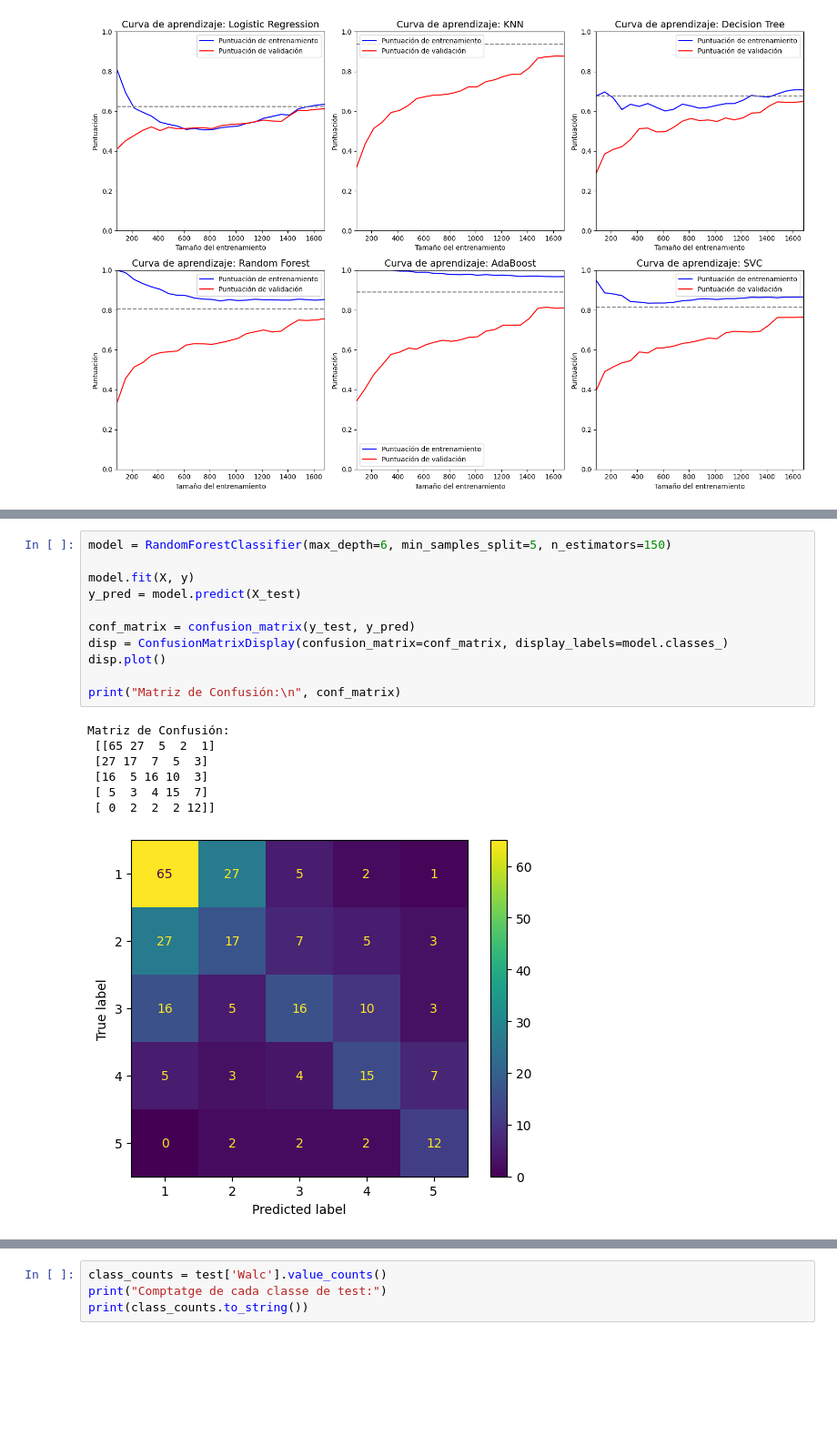
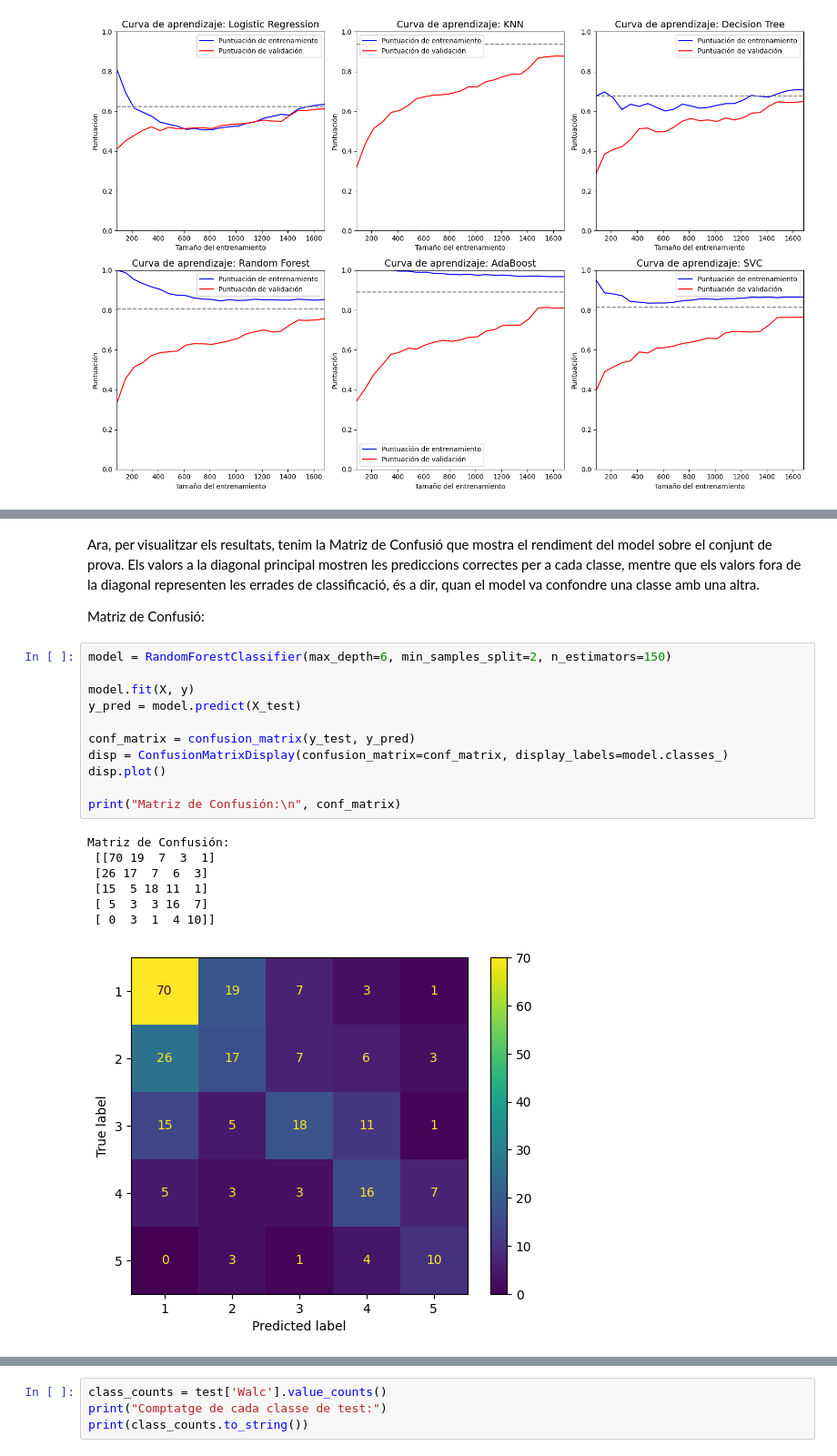
Before and after one commit to NIU1681519/CasKaggleStudentAlcoholConsumption, a Jupyter notebook: StudentAlcoholConsumption.ipynb, the cells around one changed output, grey strips where cells are left out. Shown at 91% size. Cells and saved outputs as stored; diff of their text form; blank space fills up the shorter version.

```diff
--- a/StudentAlcoholConsumption.ipynb
+++ b/StudentAlcoholConsumption.ipynb
@@ -1175,19 +1173,23 @@ Per visualitzar la matriz de confusió del millor model entrenat, primer selecci
+# %% [markdown]
+Ara, per visualitzar els resultats, tenim la Matriz de Confusió que mostra el rendiment del model sobre el conjunt de prova. Els valors a la diagonal principal mostren les prediccions correctes per a cada classe, mentre que els valors fora de la diagonal representen les errades de classificació, és a dir, quan el model va confondre una classe amb una altra.
+
+Matriz de Confusió:
 # %%
-model = RandomForestClassifier(max_depth=6, min_samples_split=5, n_estimators=150)
+model = RandomForestClassifier(max_depth=6, min_samples_split=2, n_estimators=150)
 
 model.fit(X, y)
 y_pred = model.predict(X_test)
 
 conf_matrix = confusion_matrix(y_test, y_pred)
 disp = ConfusionMatrixDisplay(confusion_matrix=conf_matrix, display_labels=model.classes_)
 disp.plot()
 
 print("Matriz de Confusión:\n", conf_matrix)
 # %% [output]
 Matriz de Confusión:
- [[65 27  5  2  1]
- [27 17  7  5  3]
- [16  5 16 10  3]
- [ 5  3  4 15  7]
- [ 0  2  2  2 12]]
+ [[70 19  7  3  1]
+ [26 17  7  6  3]
+ [15  5 18 11  1]
+ [ 5  3  3 16  7]
+ [ 0  3  1  4 10]]
-[figure, old version]
+[figure, new version]
```
Also changed, not shown: parts of 11 cells of this notebook.
